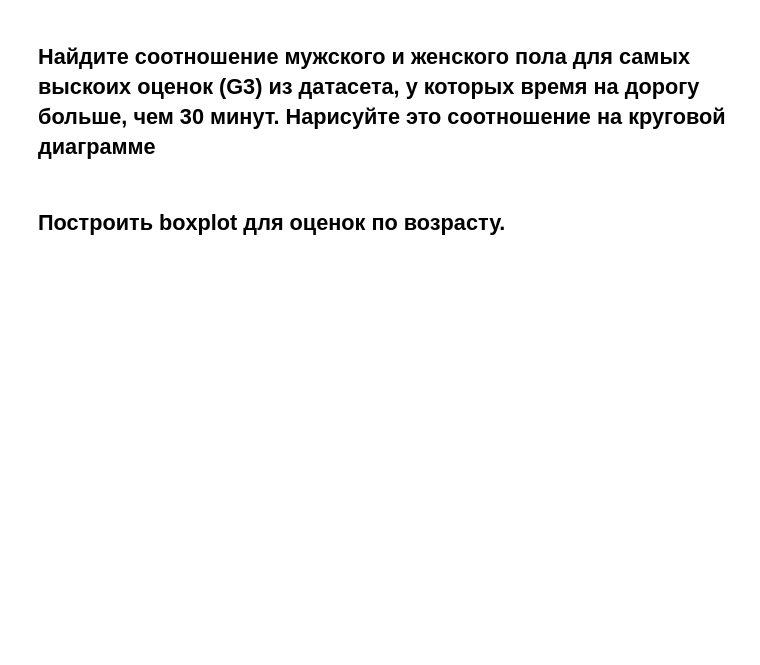
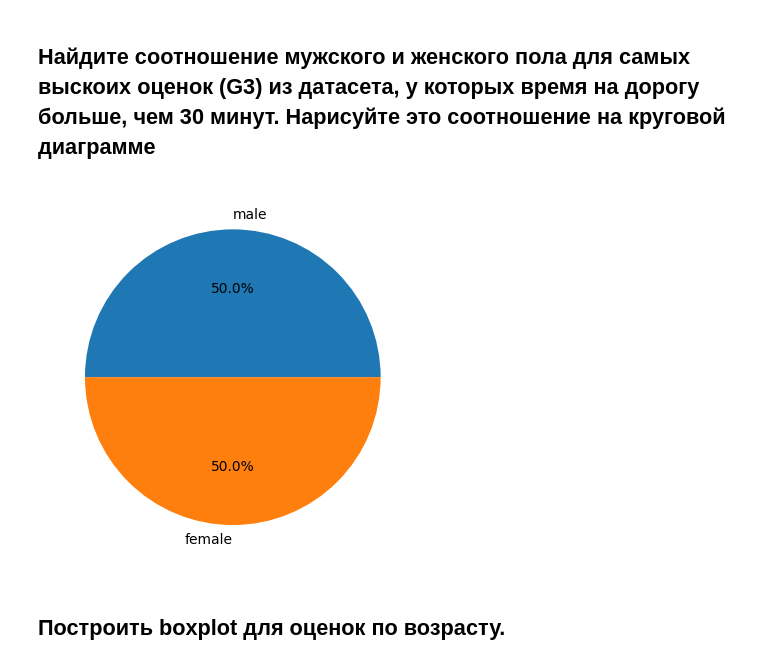
Before and after one commit to OfLoopa/ml_mipt_dafe, a Jupyter notebook: homeworks/hw_1/hw_1_EDA_preproc.ipynb, the cells around one changed output. Drawn from its saved outputs; the diff is of its cells as text; code cells hidden in the pictures; blank space fills up the shorter version.

```diff
--- a/homeworks/hw_1/hw_1_EDA_preproc.ipynb
+++ b/homeworks/hw_1/hw_1_EDA_preproc.ipynb
@@ -426,4 +420,13 @@ Column 'Alcohol Consumption':
 # %% [markdown]
 ## Найдите соотношение мужского и женского пола для самых выскоих оценок (G3) из датасета, у которых время на дорогу больше, чем 30 минут. Нарисуйте это соотношение на круговой диаграмме
+# %%
+# man_filter = X_train[(X_train[""])]
+high_marks_with_traveltime = X_train[(X_train["traveltime"] >= 3) & (X_train["G3"] >= 10)]
+plt.pie(
+    [high_marks_with_traveltime["sex"].value_counts()["M"], high_marks_with_traveltime["sex"].value_counts()["F"]],
+    labels = ["male", "female"], autopct='%1.1f%%')
+plt.show()
+# %% [output]
+[figure, added]
 # %% [markdown]
 ## Построить boxplot для оценок по возрасту.
```
Also changed, not shown: parts of 18 cells of this notebook, 3 other files.
